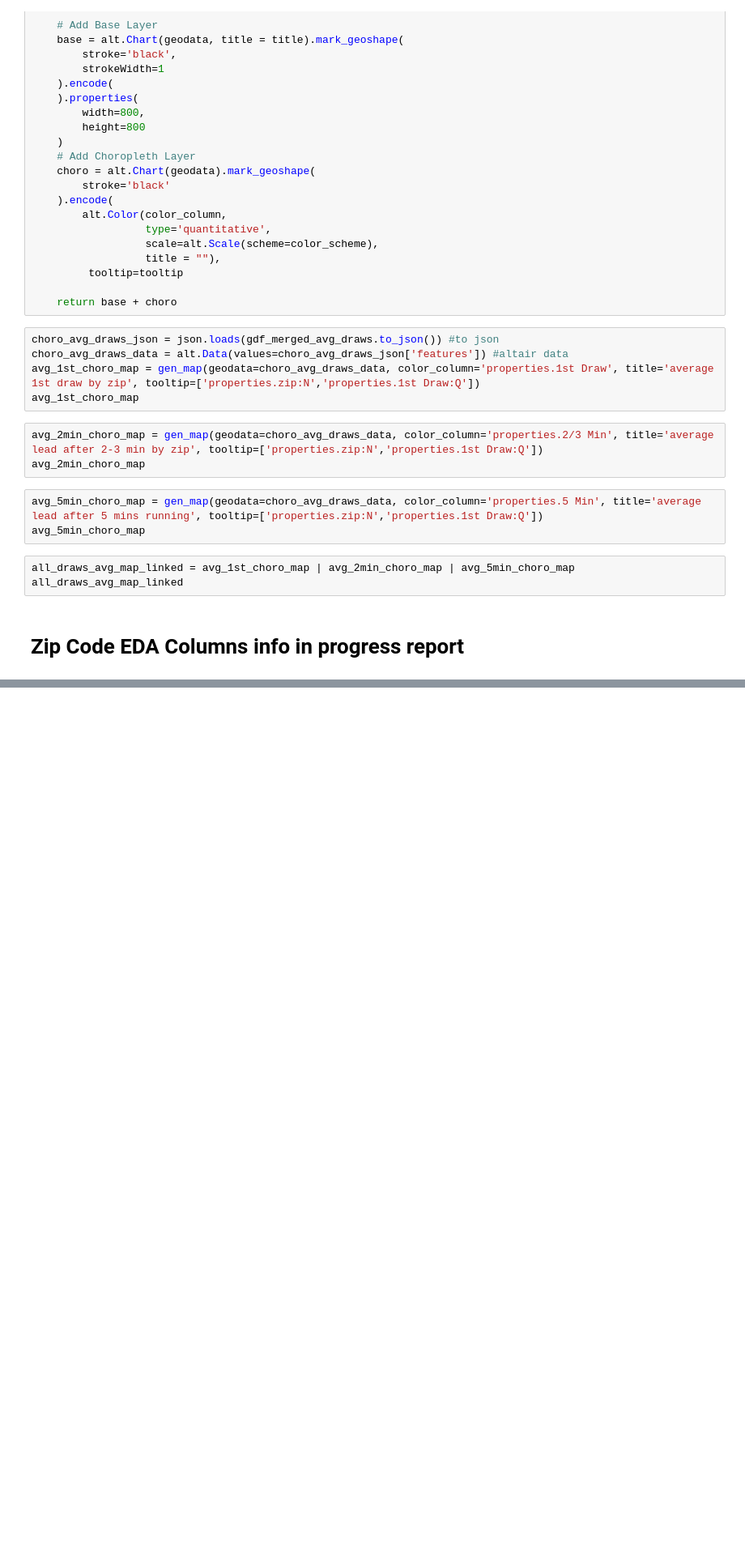
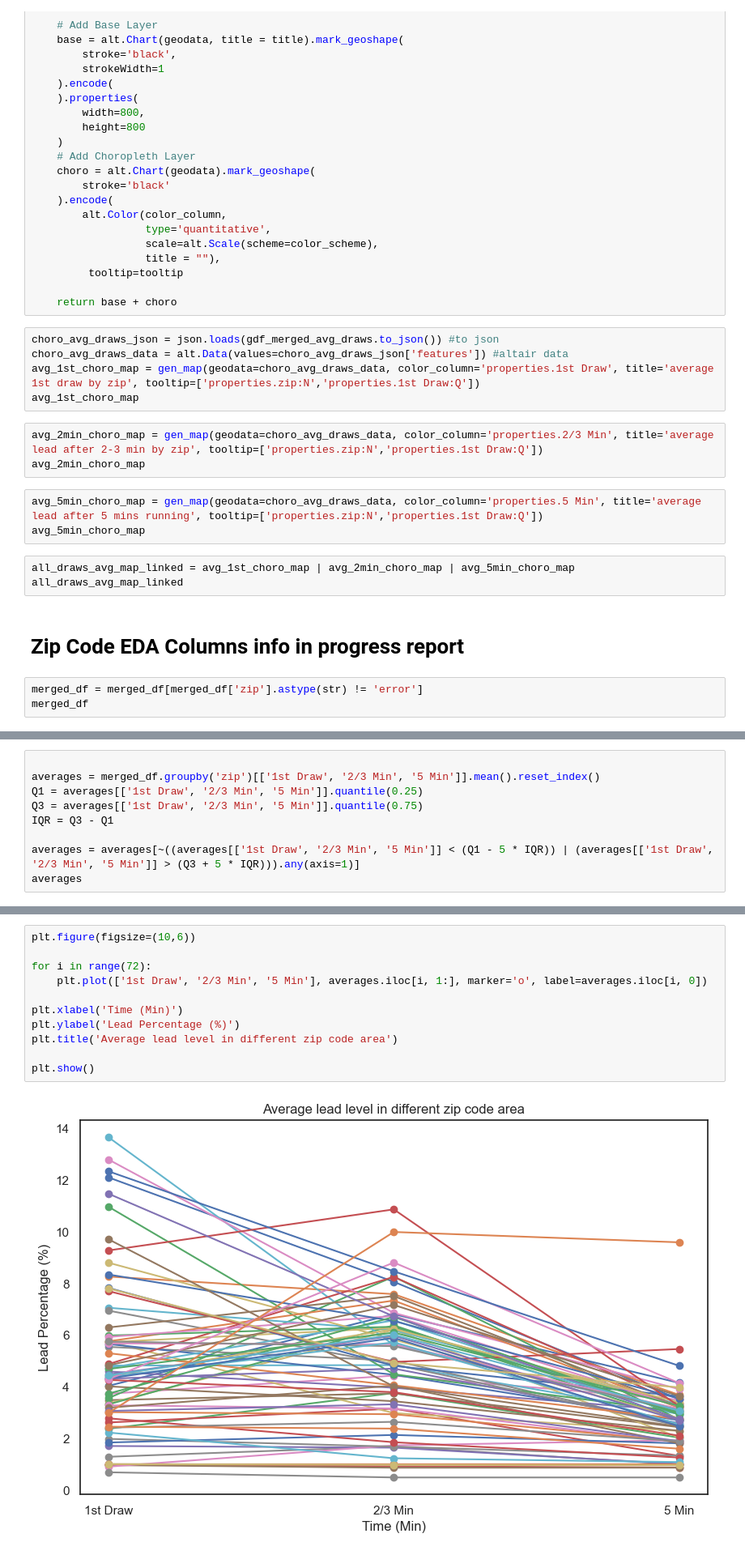
Before and after one commit to ebugarin/Chicago-Water-Lead-Levels-Analyzation, a Jupyter notebook: data_analysis.ipynb, the cells around one changed output, grey strips where cells are left out. Shown at 81% size. Saved outputs shown, nothing was run; the diff lists cells and outputs as text; blank space fills up the shorter version.

```diff
--- a/data_analysis.ipynb
+++ b/data_analysis.ipynb
@@ -586,3 +570,6 @@ all_draws_avg_map_linked = avg_1st_choro_map | avg_2min_choro_map | avg_5min_cho
 all_draws_avg_map_linked
 # %% [markdown]
 # Zip Code EDA Columns info in progress report
+# %%
+merged_df = merged_df[merged_df['zip'].astype(str) != 'error']
+merged_df
@@ -600,0 +646,9 @@ zip_code_df.head()
+# %%
+
+averages = merged_df.groupby('zip')[['1st Draw', '2/3 Min', '5 Min']].mean().reset_index()
+Q1 = averages[['1st Draw', '2/3 Min', '5 Min']].quantile(0.25)
+Q3 = averages[['1st Draw', '2/3 Min', '5 Min']].quantile(0.75)
+IQR = Q3 - Q1
+
+averages = averages[~((averages[['1st Draw', '2/3 Min', '5 Min']] < (Q1 - 5 * IQR)) | (averages[['1st Draw', '2/3 Min', '5 Min']] > (Q3 + 5 * IQR))).any(axis=1)]
+averages
@@ -600,0 +669,13 @@ zip_code_df.head()
+# %%
+plt.figure(figsize=(10,6))
+
+for i in range(72):
+    plt.plot(['1st Draw', '2/3 Min', '5 Min'], averages.iloc[i, 1:], marker='o', label=averages.iloc[i, 0])
+
+plt.xlabel('Time (Min)')
+plt.ylabel('Lead Percentage (%)')
+plt.title('Average lead level in different zip code area')
+
+plt.show()
+# %% [output]
+[figure, added]
```
Also changed, not shown: parts of 12 cells of this notebook.
